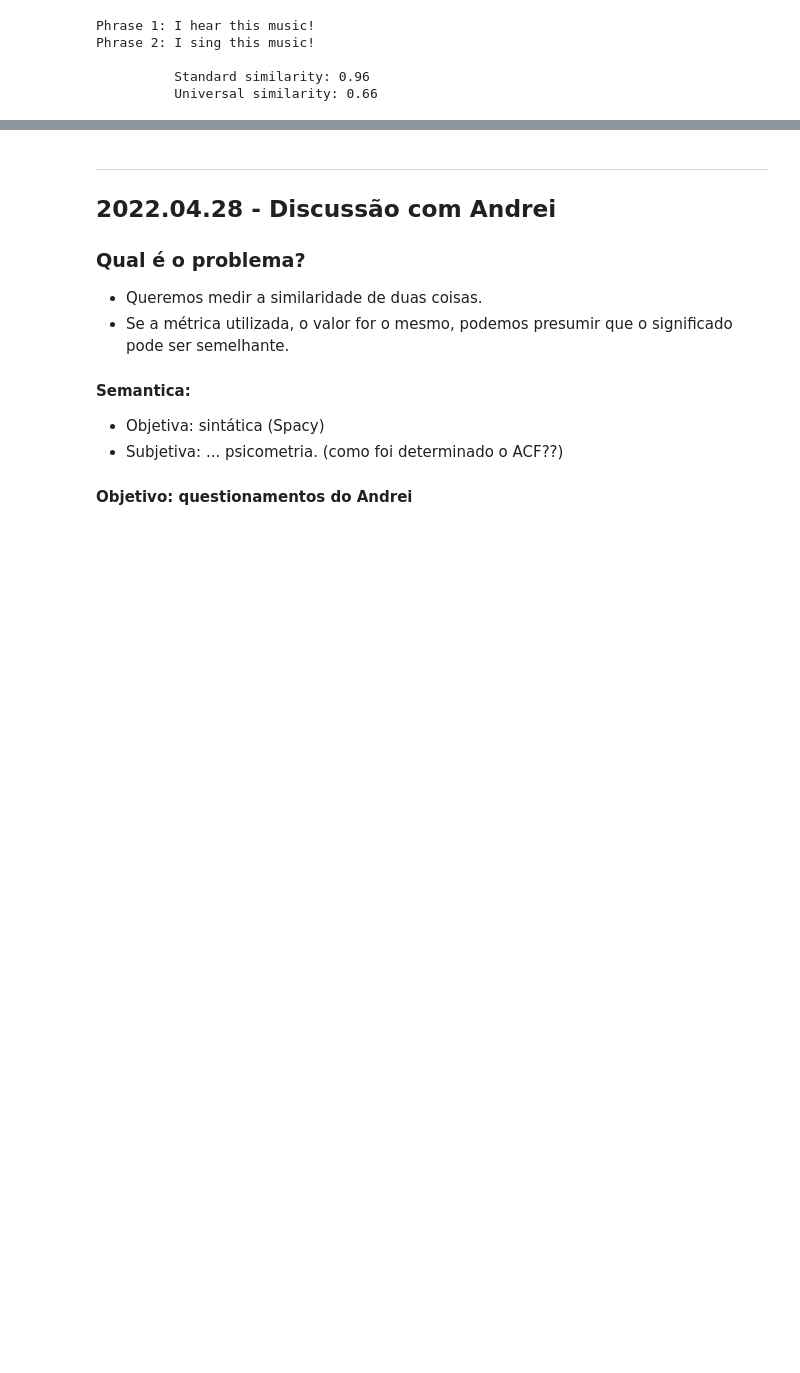
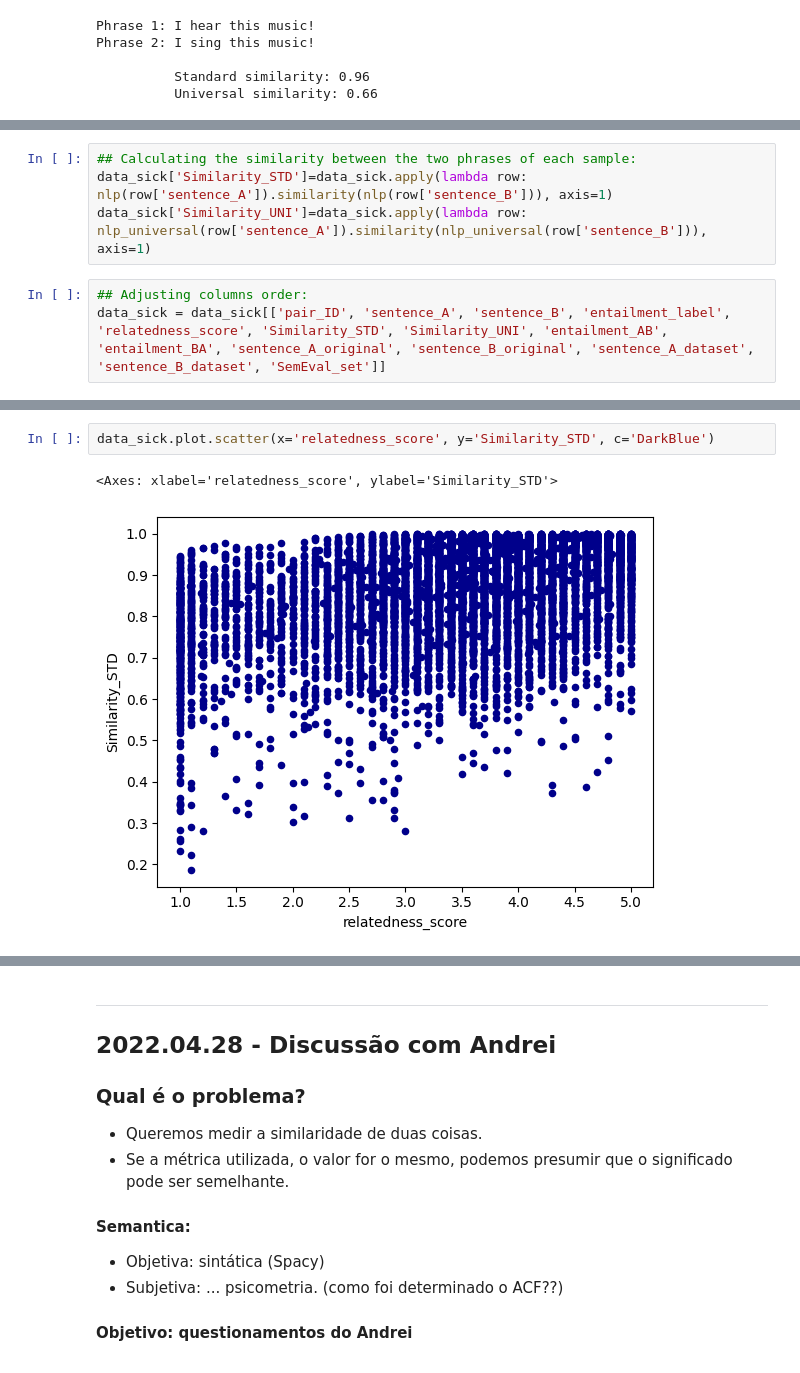
Before and after one commit to tbnsilveira/semantic_classifier, a Jupyter notebook: source/Exp_05b_SICK.ipynb, the cells around one changed output, grey strips where cells are left out. Saved outputs shown, nothing was run; the diff lists cells and outputs as text; blank space fills up the shorter version.

Commit message:
enriched SICK database

```diff
--- a/source/Exp_05b_SICK.ipynb
+++ b/source/Exp_05b_SICK.ipynb
@@ -328,0 +339,7 @@ Phrase 2: I sing this music!
+# %%
+## Calculating the similarity between the two phrases of each sample:
+data_sick['Similarity_STD']=data_sick.apply(lambda row: nlp(row['sentence_A']).similarity(nlp(row['sentence_B'])), axis=1)
+data_sick['Similarity_UNI']=data_sick.apply(lambda row: nlp_universal(row['sentence_A']).similarity(nlp_universal(row['sentence_B'])), axis=1)
+# %%
+## Adjusting columns order:
+data_sick = data_sick[['pair_ID', 'sentence_A', 'sentence_B', 'entailment_label', 'relatedness_score', 'Similarity_STD', 'Similarity_UNI', 'entailment_AB', 'entailment_BA', 'sentence_A_original', 'sentence_B_original', 'sentence_A_dataset', 'sentence_B_dataset', 'SemEval_set']]
@@ -328,0 +352,5 @@ Phrase 2: I sing this music!
+# %%
+data_sick.plot.scatter(x='relatedness_score', y='Similarity_STD', c='DarkBlue')
+# %% [output]
+<Axes: xlabel='relatedness_score', ylabel='Similarity_STD'>
+[figure, added]
```
Also changed, not shown: parts of 6 cells of this notebook.
